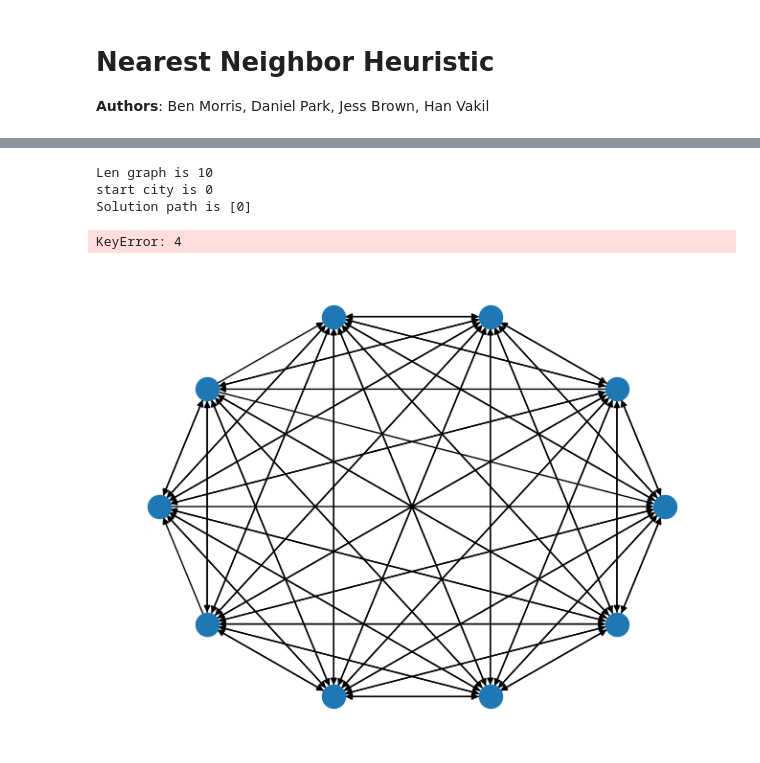
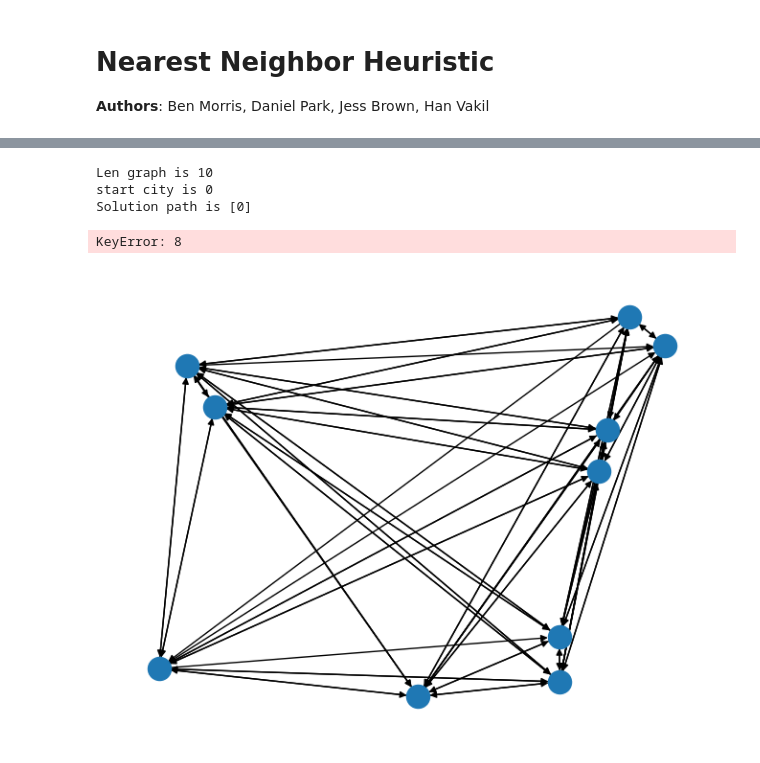
Before and after one commit to olincollege/directed-salesman, a Jupyter notebook: nearest_neighbor_heuristic.ipynb, the cells around one changed output, grey strips where cells are left out. Drawn from its saved outputs; the diff is of its cells as text; code cells hidden in the pictures.

Commit message:
Create nearest_neighbor script independent from nb

```diff
--- a/nearest_neighbor_heuristic.ipynb
+++ b/nearest_neighbor_heuristic.ipynb
@@ -15,16 +20,8 @@ import math
 Docstring placeholder
 """
 
-def tsp_nearest_neighbor(n, is_directed, is_complete):
-    if is_directed:
-        graph = random_graph(n, True)
-    else:
-        graph = random_graph(n)
-    if not is_complete:
-        for i in range(0, math.floor(n / 2)):
-            edges_to_remove = random.sample(range(0,n-1), 2)
-            graph.remove_edge(edges_to_remove[0], edges_to_remove[1])
-    nx.draw_circular(graph)
+def tsp_nearest_neighbor(graph):
+    nx.draw(graph, nx.get_node_attributes(graph, 'pos'))
     solution_path = []
     seen = set()
     length = 0
@@ -100,10 +100,17 @@ Shortest path is [0, 2, 7, 1, 9, 8, 5, 4, 3, 6, 0] with length 2.865
 # %%
 # Directed, incomplete
-length, path = tsp_nearest_neighbor(10, True, False)
+n = 10
+graph = random_graph(n, True)
+is_complete = False
+if not is_complete:
+    for i in range(0, math.floor(n / 2)):
+        edges_to_remove = random.sample(range(0,n-1), 2)
+        graph.remove_edge(edges_to_remove[0], edges_to_remove[1])
+length, path = tsp_nearest_neighbor(graph)
 print(f'Shortest path is {path} with length {length:.3f}')
 # %% [output]
 Len graph is 10
 start city is 0
 Solution path is [0]
-KeyError: 4
+KeyError: 8
-[figure, old version]
+[figure, new version]
```
Also changed, not shown: parts of 9 cells of this notebook, 2 other files.
